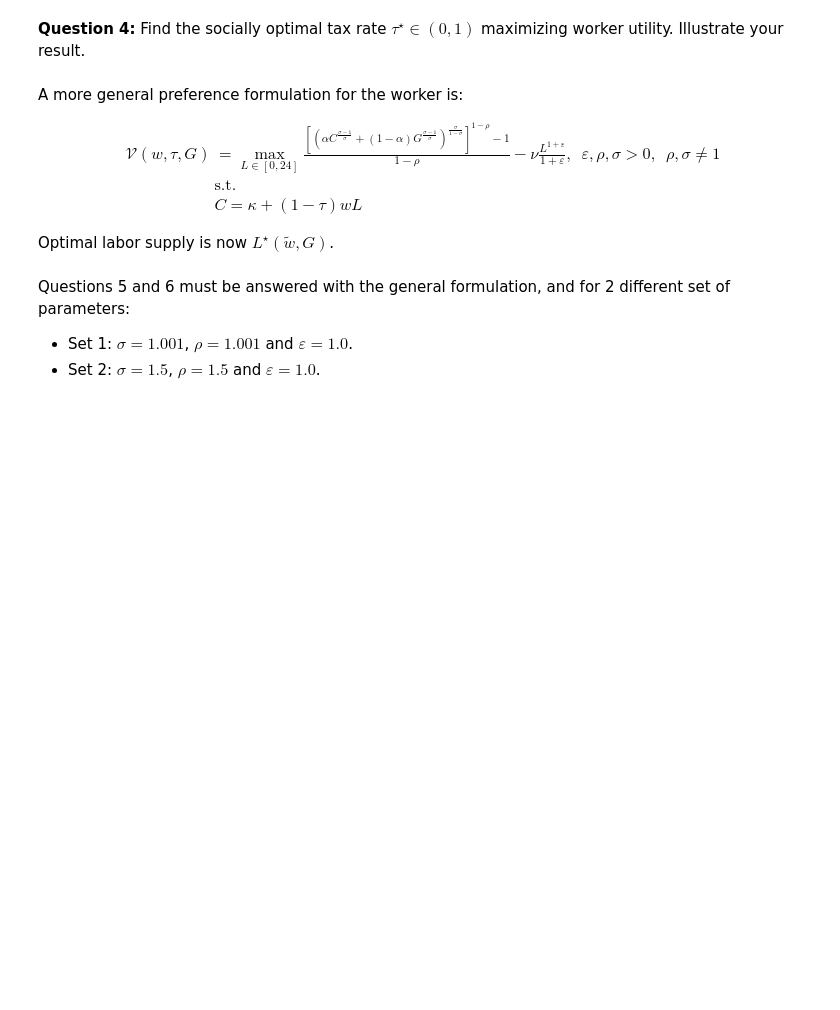
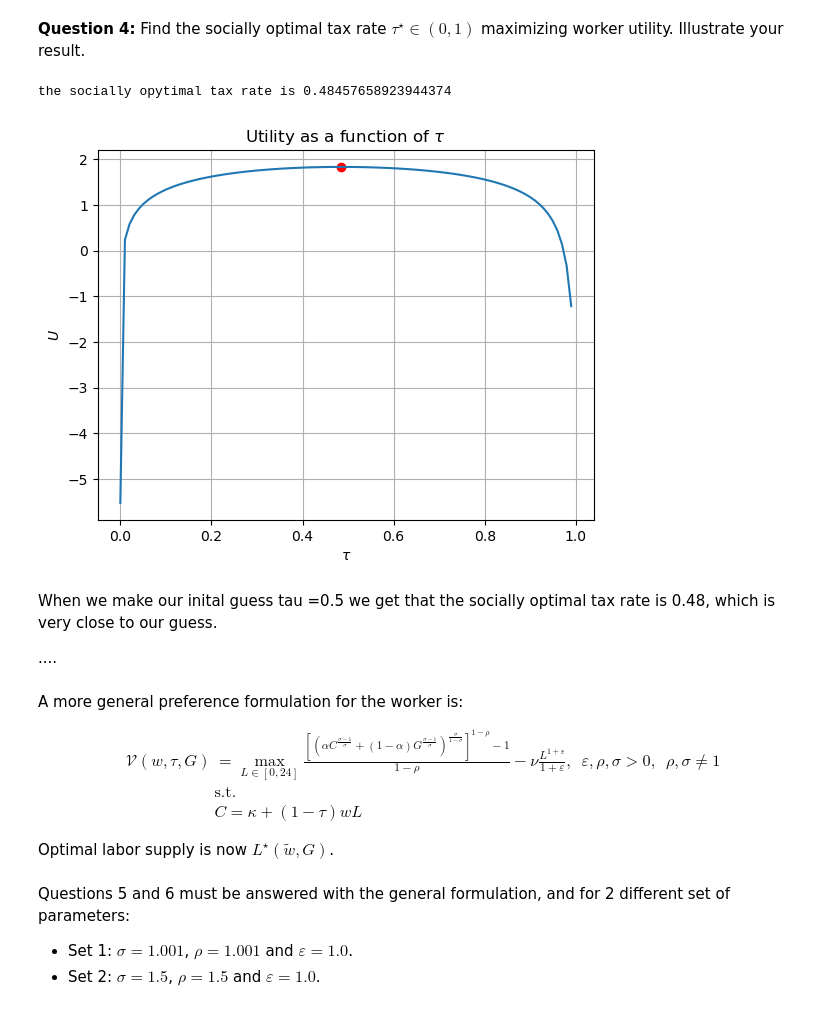
Before and after one commit to NumEconCopenhagen/projects-2023-jt, a Jupyter notebook: Exam/Exam-2023-notebook.ipynb, the cells around one changed output. Cells and saved outputs as stored; diff of their text form; code cells hidden in the pictures; blank space fills up the shorter version.

```diff
--- a/Exam/Exam-2023-notebook.ipynb
+++ b/Exam/Exam-2023-notebook.ipynb
@@ -80,3 +210,59 @@ $$
+# %%
+
+# We define the laour_utility function
+def labour_utility(tau) :
+    # We define the parameters
+    alpha = 0.5
+    kappa = 1.0
+    nu = 1 / (2 * 16**2)
+    omega = 1.0
+    # we define the functions for G and L
+    L = (-kappa + (kappa**2 + 4*(alpha / nu) * ((1-tau)*w)**2)**(1/2)) / (2*(1-tau)*w)
+    G = tau*w*L*((1-tau)*w)
+
+    utility = np.log((kappa + w*L)**alpha * G**(1-alpha)) - nu*(L**2 / 2)
+
+    return utility
+
+# now we set our bounds for the maximization problem
+bounds = [(0,1)]
+
+# We set the tolerance level
+tol = 1e-8
+
+# We make our guess for the optimal tau
+tau_guess = 0.5     # this value is arbitrary
+
+# We run the optimization problem
+optimal_tau = optimize.minimize( lambda tau: -labour_utility(tau), x0=tau_guess, bounds = bounds, tol = tol)
+
+# We get to optimal tau
+soc_opt_tau = optimal_tau.x[0]
+
+# We print the socially optimal tau
+print('the socially opytimal tax rate is', soc_opt_tau)
+
+# Now we plot the utility as a function of tau, to see how close our result is
+tau_values = np.linspace(1e-7, 1.0, 100)
+utility_values = [labour_utility(tau) for tau in tau_values]
+
+# We plot the results
+fig = plt.figure()
+ax = fig.add_subplot(1,1,1)
+ax.plot(tau_values, utility_values)
+ax.set_xlabel('$\\tau$')
+ax.set_ylabel('$U$')
+ax.set_title('Utility as a function of $\\tau$')
+ax.grid(True)
+plt.scatter(soc_opt_tau, labour_utility(soc_opt_tau), color='red', label='Optimal Tau')
+plt.show()
+# %% [output]
+the socially opytimal tax rate is 0.48457658923944374
+[figure, added]
+# %% [markdown]
+When we make our inital guess tau =0.5 we get that the socially optimal tax rate is 0.48, which is very close to our guess.
+
+....
 # %% [markdown]
 A more general preference formulation for the worker is:
 
```
Also changed, not shown: parts of 13 cells of this notebook.
